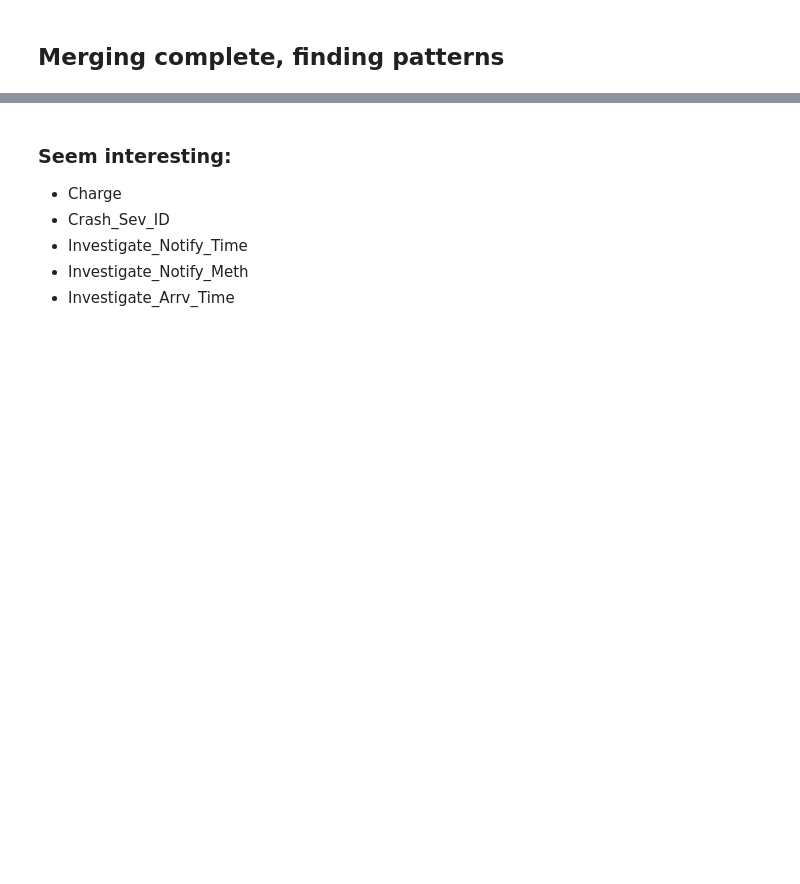
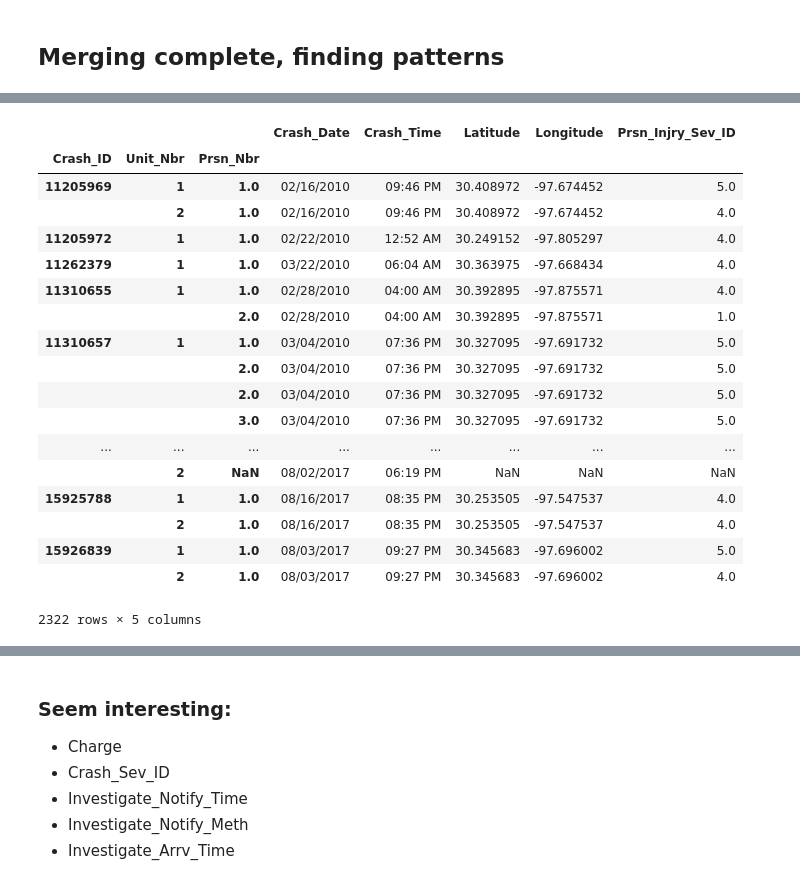
Before and after one commit to mtzaperas/capstone, a Jupyter notebook: Traffic_EDA.ipynb, the cells around one changed output, grey strips where cells are left out. Saved outputs shown, nothing was run; the diff lists cells and outputs as text; code cells hidden in the pictures; blank space fills up the shorter version.

```diff
--- a/Traffic_EDA.ipynb
+++ b/Traffic_EDA.ipynb
@@ -236,3 +292,25 @@ killed_mini = killed.dropna()
+# %%
+killed
+# %% [output]
+|  |  |  | Crash_Date | Crash_Time | Latitude | Longitude | Prsn_Injry_Sev_ID |
+| Crash_ID | Unit_Nbr | Prsn_Nbr |  |  |  |  |  |
+| 11205969 | 1 | 1.0 | 02/16/2010 | 09:46 PM | 30.408972 | -97.674452 | 5.0 |
+|  | 2 | 1.0 | 02/16/2010 | 09:46 PM | 30.408972 | -97.674452 | 4.0 |
+| 11205972 | 1 | 1.0 | 02/22/2010 | 12:52 AM | 30.249152 | -97.805297 | 4.0 |
+| 11262379 | 1 | 1.0 | 03/22/2010 | 06:04 AM | 30.363975 | -97.668434 | 4.0 |
+| 11310655 | 1 | 1.0 | 02/28/2010 | 04:00 AM | 30.392895 | -97.875571 | 4.0 |
+|  |  | 2.0 | 02/28/2010 | 04:00 AM | 30.392895 | -97.875571 | 1.0 |
+| 11310657 | 1 | 1.0 | 03/04/2010 | 07:36 PM | 30.327095 | -97.691732 | 5.0 |
+|  |  | 2.0 | 03/04/2010 | 07:36 PM | 30.327095 | -97.691732 | 5.0 |
+|  |  | 2.0 | 03/04/2010 | 07:36 PM | 30.327095 | -97.691732 | 5.0 |
+|  |  | 3.0 | 03/04/2010 | 07:36 PM | 30.327095 | -97.691732 | 5.0 |
+| ... | ... | ... | ... | ... | ... | ... | ... |
+|  | 2 | NaN | 08/02/2017 | 06:19 PM | NaN | NaN | NaN |
+| 15925788 | 1 | 1.0 | 08/16/2017 | 08:35 PM | 30.253505 | -97.547537 | 4.0 |
+|  | 2 | 1.0 | 08/16/2017 | 08:35 PM | 30.253505 | -97.547537 | 4.0 |
+| 15926839 | 1 | 1.0 | 08/03/2017 | 09:27 PM | 30.345683 | -97.696002 | 5.0 |
+|  | 2 | 1.0 | 08/03/2017 | 09:27 PM | 30.345683 | -97.696002 | 4.0 |
+2322 rows × 5 columns
 # %%
 from bokeh.io import output_file, show
 from bokeh.models import (
```
Also changed, not shown: parts of 60 cells of this notebook.
